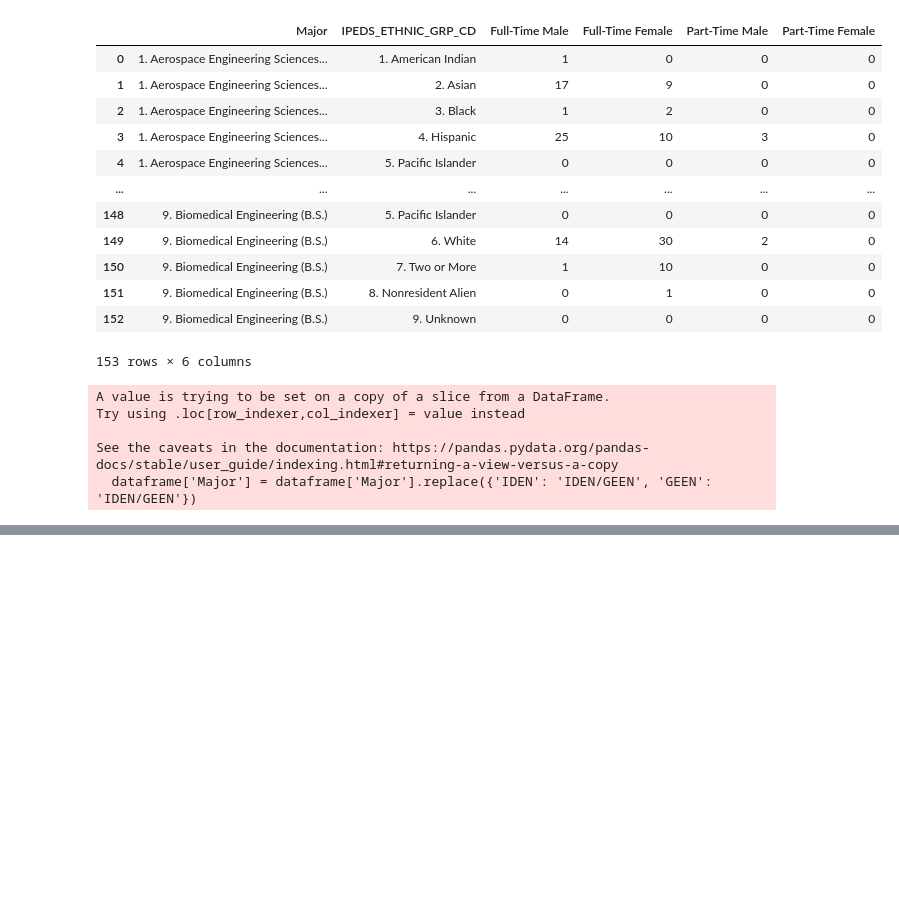
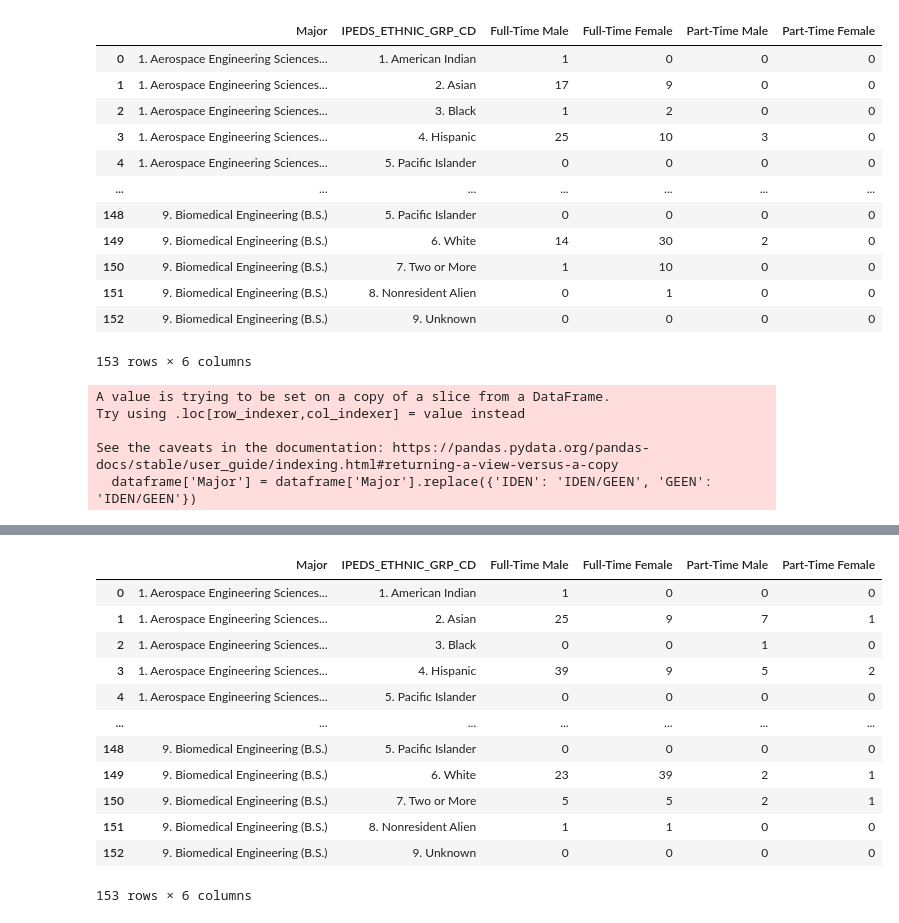
Before and after one commit to sruthik11/ASEE_Data_Enrollment, a Jupyter notebook: code/ASEE_Data_Enrollment.ipynb, the cells around one changed output, grey strips where cells are left out. Saved outputs shown, nothing was run; the diff lists cells and outputs as text; code cells hidden in the pictures; blank space fills up the shorter version.

```diff
--- a/code/ASEE_Data_Enrollment.ipynb
+++ b/code/ASEE_Data_Enrollment.ipynb
@@ -492,0 +448,2 @@ See the caveats in the documentation: https://pandas.pydata.org/pandas-docs/stab
+# %%
+senior_df = filter_data(senior_tab)
@@ -492,0 +456,16 @@ See the caveats in the documentation: https://pandas.pydata.org/pandas-docs/stab
+# %%
+senior_df
+# %% [output]
+|  | Major | IPEDS_ETHNIC_GRP_CD | Full-Time Male | Full-Time Female | Part-Time Male | Part-Time Female |
+| 0 | 1. Aerospace Engineering Sciences... | 1. American Indian | 1 | 0 | 0 | 0 |
+| 1 | 1. Aerospace Engineering Sciences... | 2. Asian | 25 | 9 | 7 | 1 |
+| 2 | 1. Aerospace Engineering Sciences... | 3. Black | 0 | 0 | 1 | 0 |
+| 3 | 1. Aerospace Engineering Sciences... | 4. Hispanic | 39 | 9 | 5 | 2 |
+| 4 | 1. Aerospace Engineering Sciences... | 5. Pacific Islander | 0 | 0 | 0 | 0 |
+| ... | ... | ... | ... | ... | ... | ... |
+| 148 | 9. Biomedical Engineering (B.S.) | 5. Pacific Islander | 0 | 0 | 0 | 0 |
+| 149 | 9. Biomedical Engineering (B.S.) | 6. White | 23 | 39 | 2 | 1 |
+| 150 | 9. Biomedical Engineering (B.S.) | 7. Two or More | 5 | 5 | 2 | 1 |
+| 151 | 9. Biomedical Engineering (B.S.) | 8. Nonresident Alien | 1 | 1 | 0 | 0 |
+| 152 | 9. Biomedical Engineering (B.S.) | 9. Unknown | 0 | 0 | 0 | 0 |
+153 rows × 6 columns
```
Also changed, not shown: parts of 8 cells of this notebook, 3 other files.
